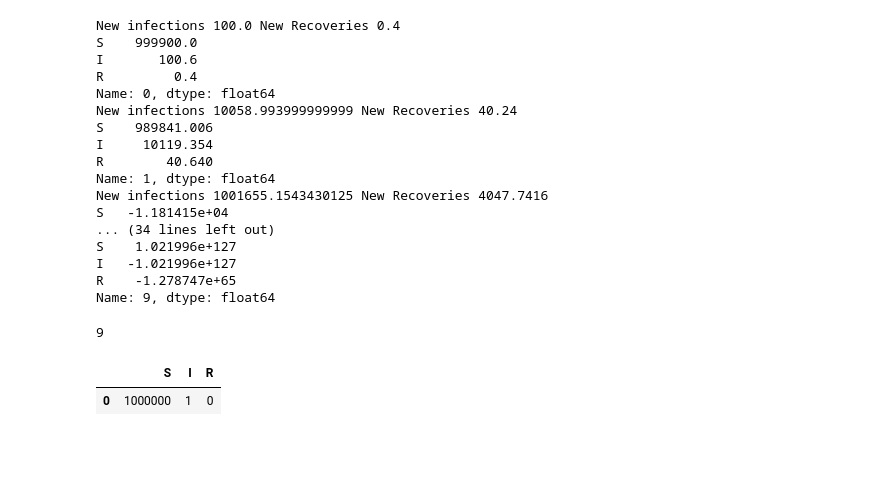
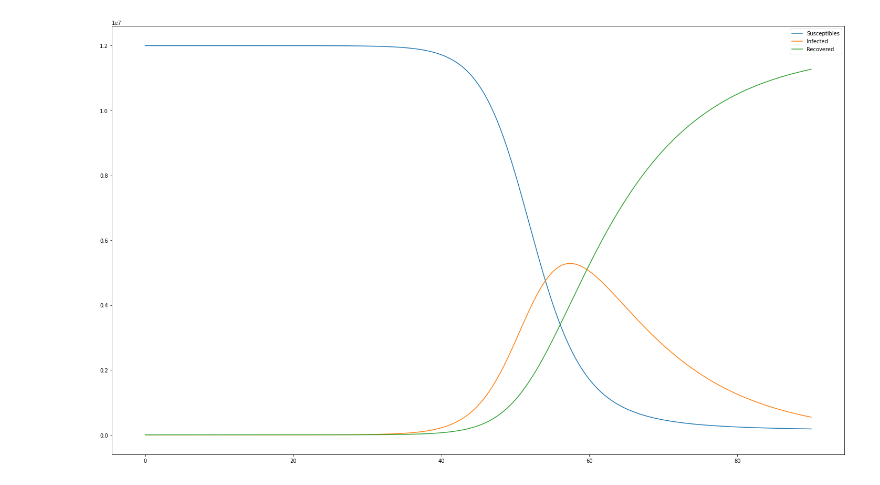
Before and after one commit to DoraSzasz/covid_19_visualization_workshop, a Jupyter notebook: 1_Epidemics_Mathematical_Models.ipynb, the cells around one changed output. Drawn from its saved outputs; the diff is of its cells as text; code cells hidden in the pictures; blank space fills up the shorter version.

```diff
--- a/1_Epidemics_Mathematical_Models.ipynb
+++ b/1_Epidemics_Mathematical_Models.ipynb
@@ -30,5 +23,38 @@ df = pd.DataFrame(data=initial_conditions)
+# %%
+
+number_of_time_periods = 24 * 3 * 30   # hourly for 3 months
+time_range_hours = range(0, number_of_time_periods)
+time_range_days = [ hour / 24.0 for hour in time_range_hours]
+
+regional_population = 12000000.0
+
+S = regional_population
+I = 1.0
+R = 0.0
+
+initial_conditions = { 'Susceptibles' : [S] * number_of_time_periods, 'Infected' : [I]*number_of_time_periods, 'Recovered': [R]*number_of_time_periods}
+
+sir = pd.DataFrame(data=initial_conditions, index=time_range_days)
+
+
+social_contact_per_day = 0.4
+social_contact_per_hour = social_contact_per_day / 24.0
+
+infection_rate_per_hour = social_contact_per_hour / regional_population
+
+recovery_rate_per_day = 0.09
+recovery_rate_per_hour = recovery_rate_per_day / 24.0
+
+B = infection_rate_per_hour
+L = recovery_rate_per_hour
+
+R0 = S * B / L
 # %%
-for i in range(0,10):
+for t in time_range_hours:
+
+  sir.iloc[t]['Susceptibles'] = S
+  sir.iloc[t]['Infected'] = I
+  sir.iloc[t]['Recovered'] = R
 
   new_infections = B * I * S
   new_recoveries = L * I
@@ -37,39 +63,10 @@ for i in range(0,10):
   dI =   new_infections - new_recoveries
   dR =                    new_recoveries
 
-  print('New infections {} New Recoveries {}'.format(new_infections,new_recoveries))
-
   S = S + dS
   I = I + dI
   R = R + dR
-
-  new_state = pd.Series([S, I, R], index=df.columns, name=i)
-  df.append(new_state)
-  print(new_state)
-# %% [output]
-New infections 100.0 New Recoveries 0.4
-S    999900.0
-I       100.6
-R         0.4
-Name: 0, dtype: float64
-New infections 10058.993999999999 New Recoveries 40.24
-S    989841.006
-I     10119.354
-R        40.640
-Name: 1, dtype: float64
-New infections 1001655.1543430125 New Recoveries 4047.7416
-S   -1.181415e+04
-... (34 lines left out)
-S    1.021996e+127
-I   -1.021996e+127
-R    -1.278747e+65
-Name: 9, dtype: float64
-# %%
-new_state.name
-# %% [output]
-9
-# %%
-df
-# %% [output]
-|  | S | I | R |
-| 0 | 1000000 | 1 | 0 |
+# %%
+sir.plot.line(figsize=[25,15]);
+# %% [output]
+[figure, added]
```
Also changed, not shown: parts of 8 cells of this notebook.
